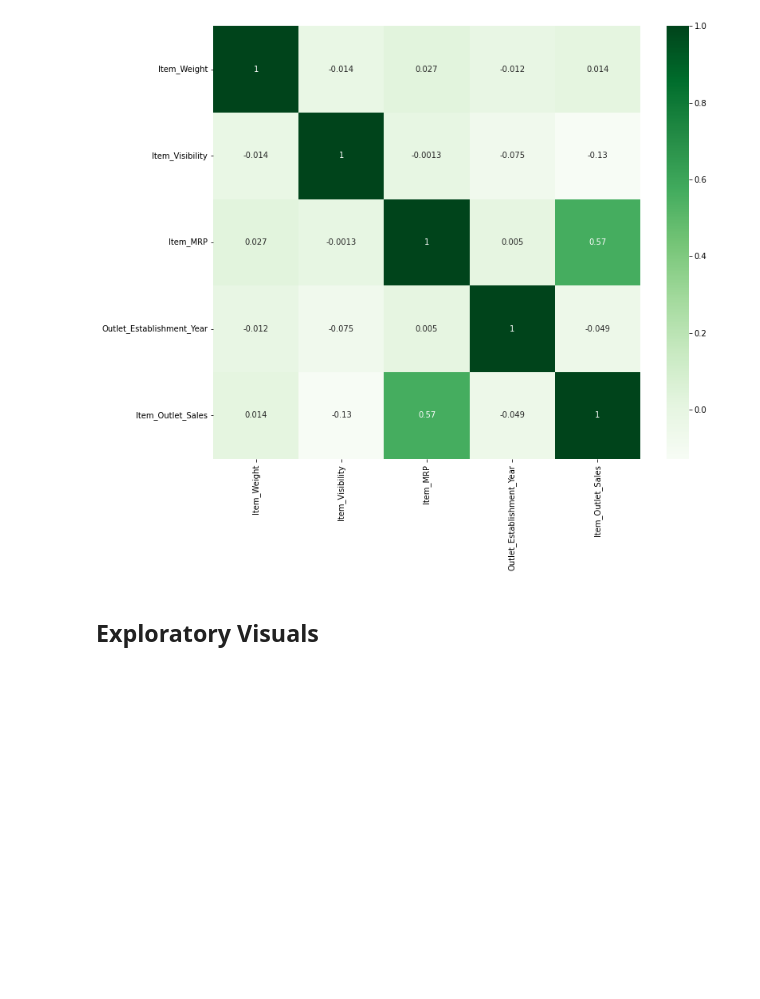
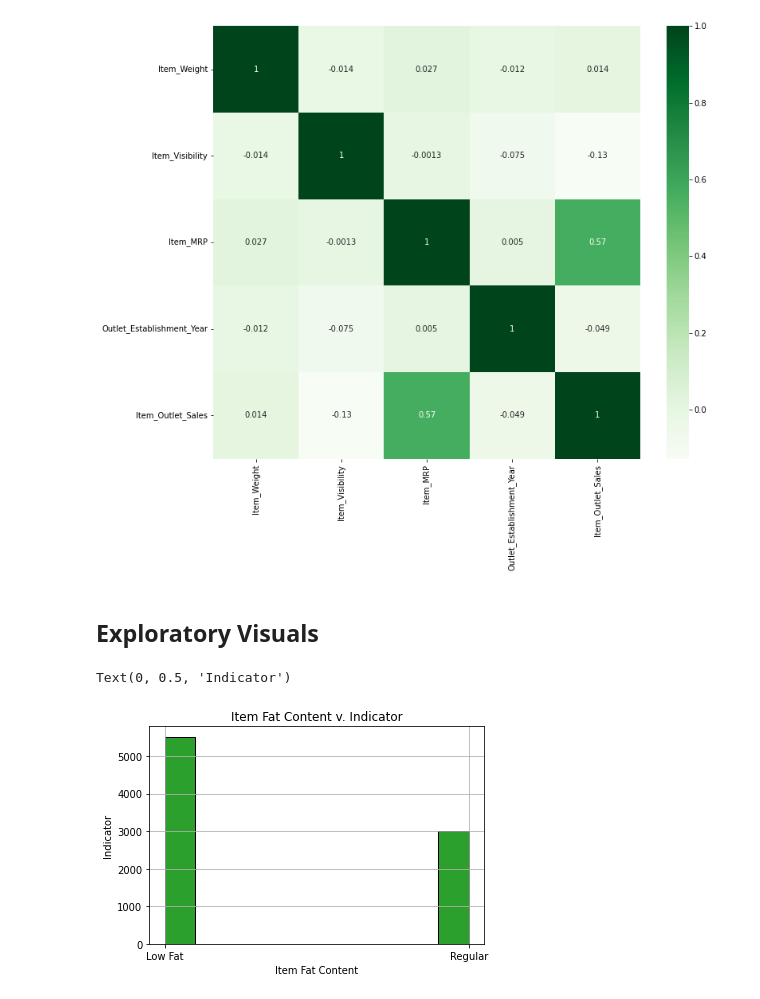
Before and after one commit to HeatherAnnFoster/Regression--Prediciton-of-Grocery-Sales, a Jupyter notebook: P_1_W2_Heather_Foster_Regression_Prediction_of_Grocery_Sales.ipynb, the cells around one changed output. Saved outputs shown, nothing was run; the diff lists cells and outputs as text; code cells hidden in the pictures; blank space fills up the shorter version.

```diff
--- a/P_1_W2_Heather_Foster_Regression_Prediction_of_Grocery_Sales.ipynb
+++ b/P_1_W2_Heather_Foster_Regression_Prediction_of_Grocery_Sales.ipynb
@@ -305,3 +305,13 @@ ax = sns.heatmap(Corr, cmap= 'Greens', annot = True)
 [figure]
 # %% [markdown]
 ## Exploratory Visuals ##
+# %%
+df['Item_Fat_Content'].hist()
+ax=df['Item_Fat_Content'].hist()
+ax=df['Item_Fat_Content'].hist(bins = 10, edgecolor = 'black')
+ax.set_title('Item Fat Content v. Indicator')
+ax.set_xlabel('Item Fat Content')
+ax.set_ylabel('Indicator')
+# %% [output]
+Text(0, 0.5, 'Indicator')
+[figure, added]
```
Also changed, not shown: parts of 3 cells of this notebook.
